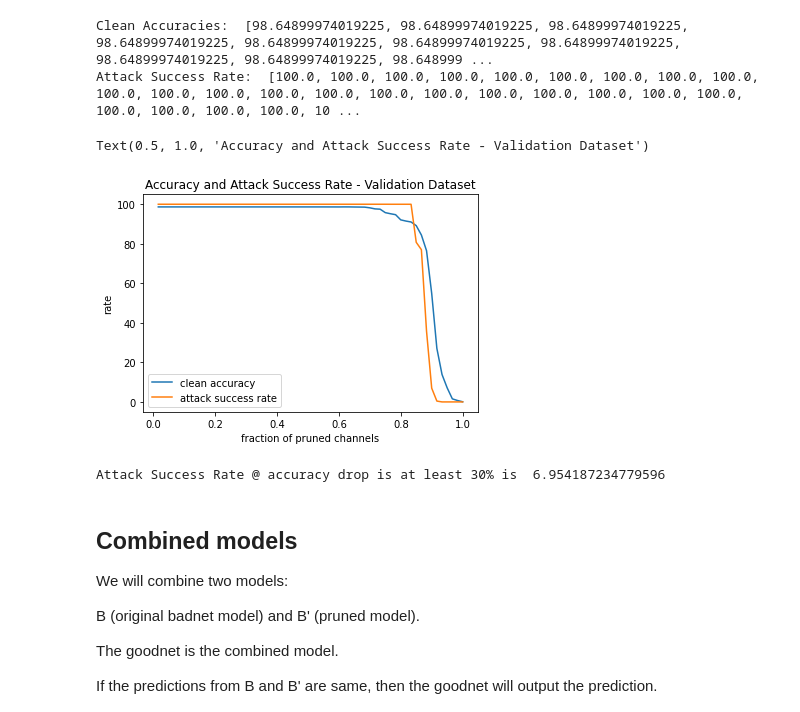
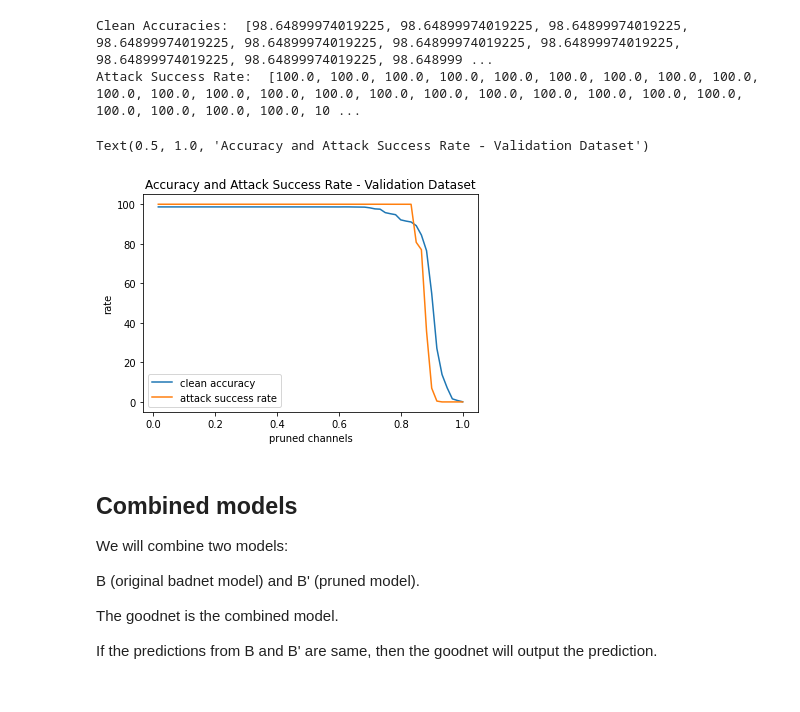
Before and after one commit to SaiKiranCVN/ML-Cyber-Sec-Lab3, a Jupyter notebook: ML_CyberSec_Lab3_KSS519.ipynb, the cells around one changed output. Cells and saved outputs as stored; diff of their text form; code cells hidden in the pictures.

```diff
--- a/ML_CyberSec_Lab3_KSS519.ipynb
+++ b/ML_CyberSec_Lab3_KSS519.ipynb
@@ -232,19 +232,14 @@ Attack Success Rate:  [100.0, 100.0, 100.0, 100.0, 100.0, 100.0, 100.0, 100.0, 1
 # %%
 x_axis = np.arange(1,61)/60
 plt.plot(x_axis,cleanAccuracies)
 plt.plot(x_axis,attackSuccessRates)
 plt.legend(['clean accuracy','attack success rate'])
-plt.xlabel("fraction of pruned channels")
+plt.xlabel("pruned channels")
 plt.ylabel("rate")
 plt.title("Accuracy and Attack Success Rate - Validation Dataset")
 # %% [output]
 Text(0.5, 1.0, 'Accuracy and Attack Success Rate - Validation Dataset')
-[figure, old version]
+[figure, new version]
-# %%
-index = np.where(np.array(cleanAccuracies) <= (cleanDataAccuracy-30))[0]
-print("Attack Success Rate @ accuracy drop is at least 30% is ", attackSuccessRates[index[0]])
-# %% [output]
-Attack Success Rate @ accuracy drop is at least 30% is  6.954187234779596
 # %% [markdown]
 ## Combined models
 We will combine two models:
```
